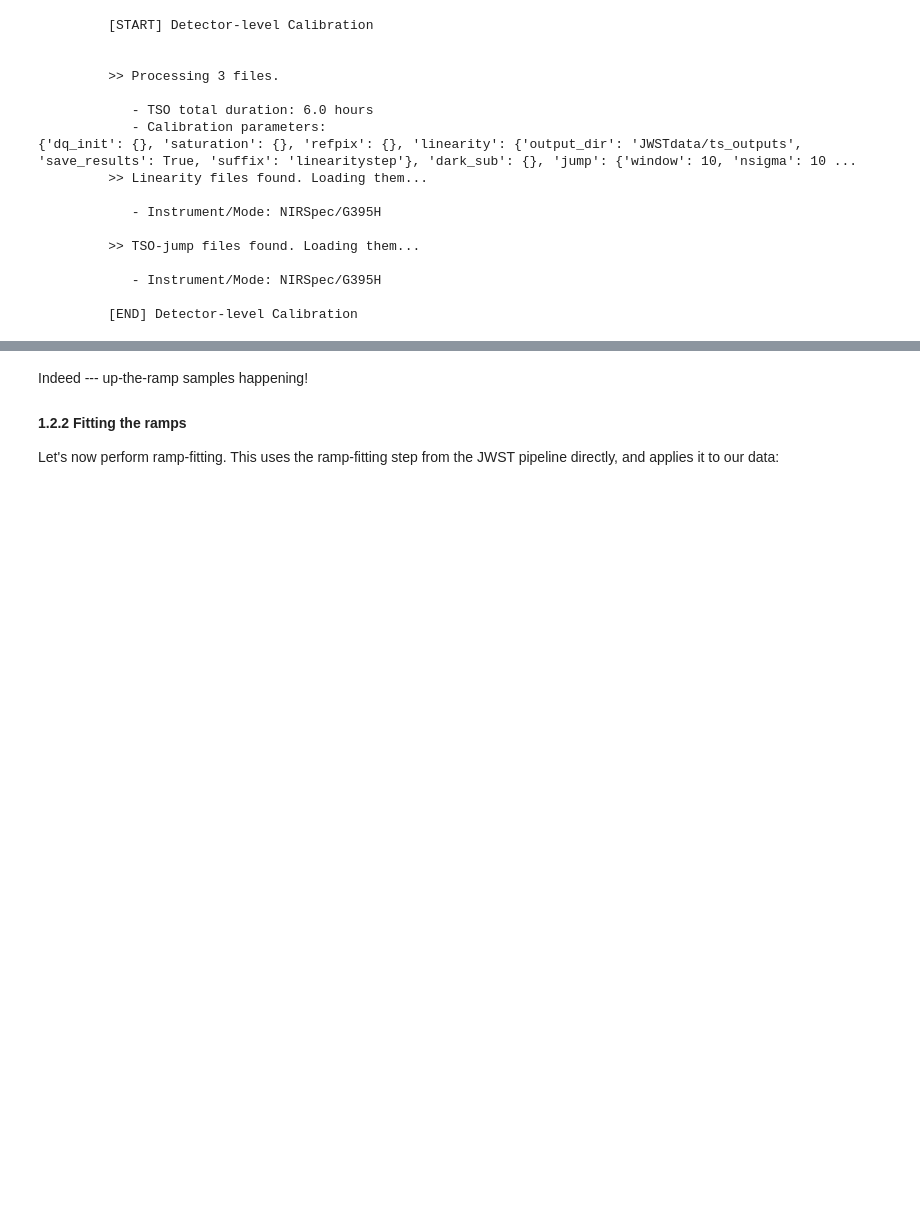
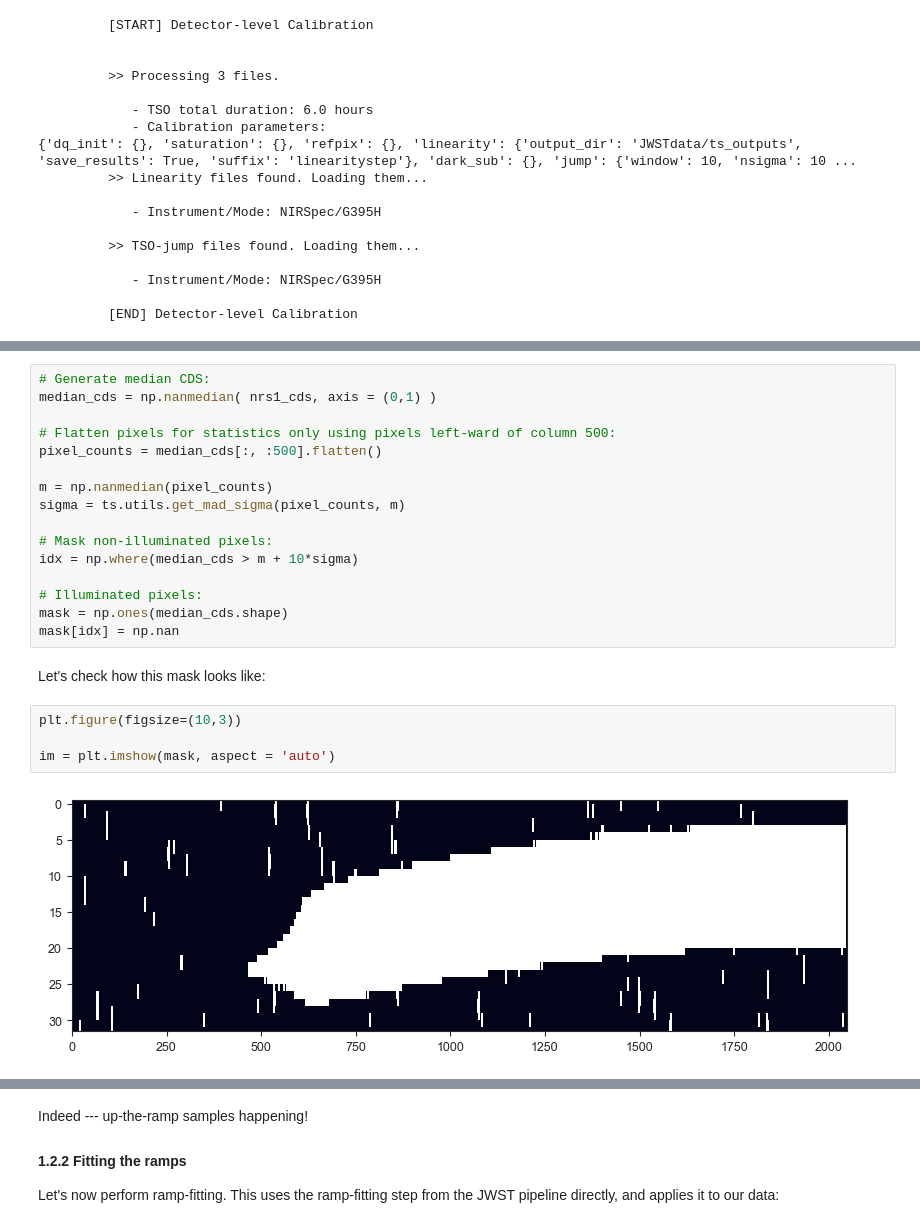
Before and after one commit to nespinoza/transitspectroscopy, a Jupyter notebook: tutorials/Tutorial-HAT-P-14b-JWST-NIRSPEC.ipynb, the cells around one changed output, grey strips where cells are left out. Saved outputs shown, nothing was run; the diff lists cells and outputs as text; blank space fills up the shorter version.

```diff
--- a/tutorials/Tutorial-HAT-P-14b-JWST-NIRSPEC.ipynb
+++ b/tutorials/Tutorial-HAT-P-14b-JWST-NIRSPEC.ipynb
@@ -148,0 +186,24 @@ for i in range(0,5):
+# %%
+# Generate median CDS:
+median_cds = np.nanmedian( nrs1_cds, axis = (0,1) )
+
+# Flatten pixels for statistics only using pixels left-ward of column 500:
+pixel_counts = median_cds[:, :500].flatten()
+
+m = np.nanmedian(pixel_counts)
+sigma = ts.utils.get_mad_sigma(pixel_counts, m)
+
+# Mask non-illuminated pixels:
+idx = np.where(median_cds > m + 10*sigma)
+
+# Illuminated pixels:
+mask = np.ones(median_cds.shape)
+mask[idx] = np.nan
+# %% [markdown]
+Let's check how this mask looks like:
+# %%
+plt.figure(figsize=(10,3))
+
+im = plt.imshow(mask, aspect = 'auto')
+# %% [output]
+[figure, added]
```
Also changed, not shown: parts of 73 cells of this notebook.
